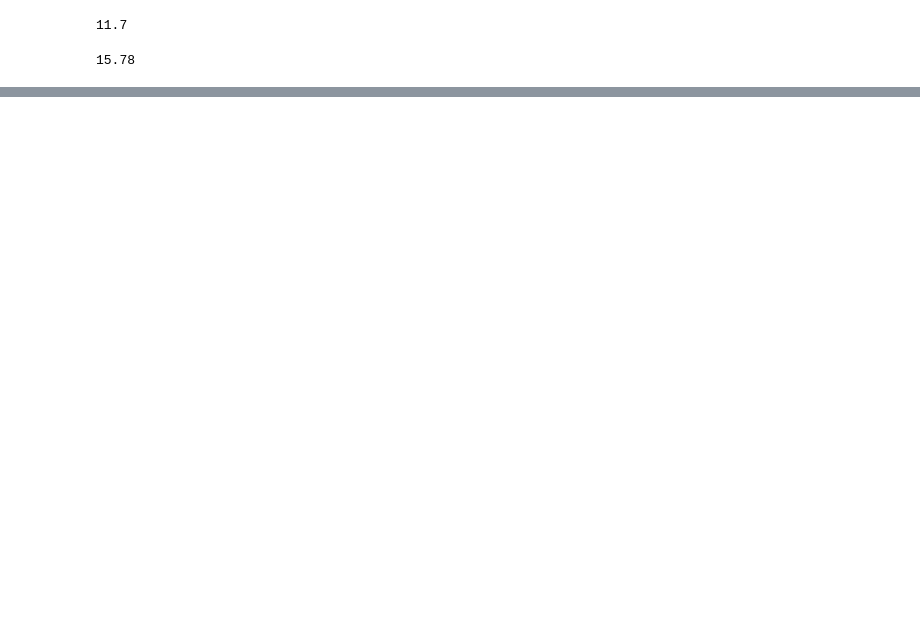
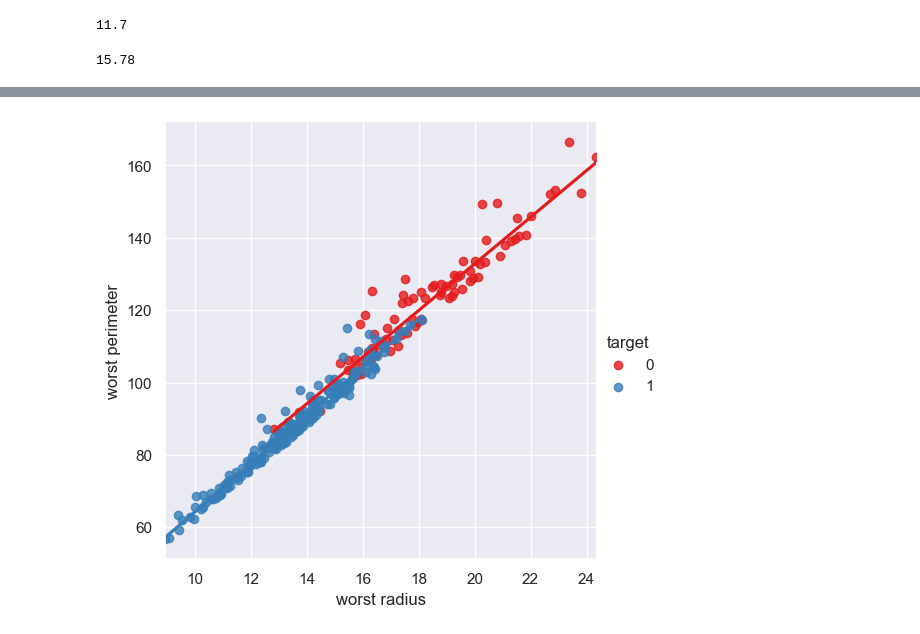
Before and after one commit to lasteperini/SCVIS, a Jupyter notebook: perimeter_vs_radius.ipynb, the cells around one changed output, grey strips where cells are left out. Cells and saved outputs as stored; diff of their text form; code cells hidden in the pictures; blank space fills up the shorter version.

```diff
--- a/perimeter_vs_radius.ipynb
+++ b/perimeter_vs_radius.ipynb
@@ -257,0 +276,18 @@ paziente_benigno_medio_dataframe = paziente_benigno_medio_dataframe.append(pazie
+# %%
+select1 = pazienti[pazienti["radius error"]<np.percentile(pazienti["radius error"], 75)]
+select2 = select1[select1["radius error"]>np.percentile(pazienti["radius error"], 25)]
+# %%
+import seaborn as sb
+
+# load data
+
+# use regplot
+ax = sb.lmplot(x = "worst radius",
+            y = "worst perimeter",
+            robust=True, # elimina gli outliers
+            hue="target",
+            ci = None,
+            markers=["o", "o"], palette="Set1",
+            data = select2)
+# %% [output]
+[figure, added]
```
Also changed, not shown: parts of 10 cells of this notebook.
